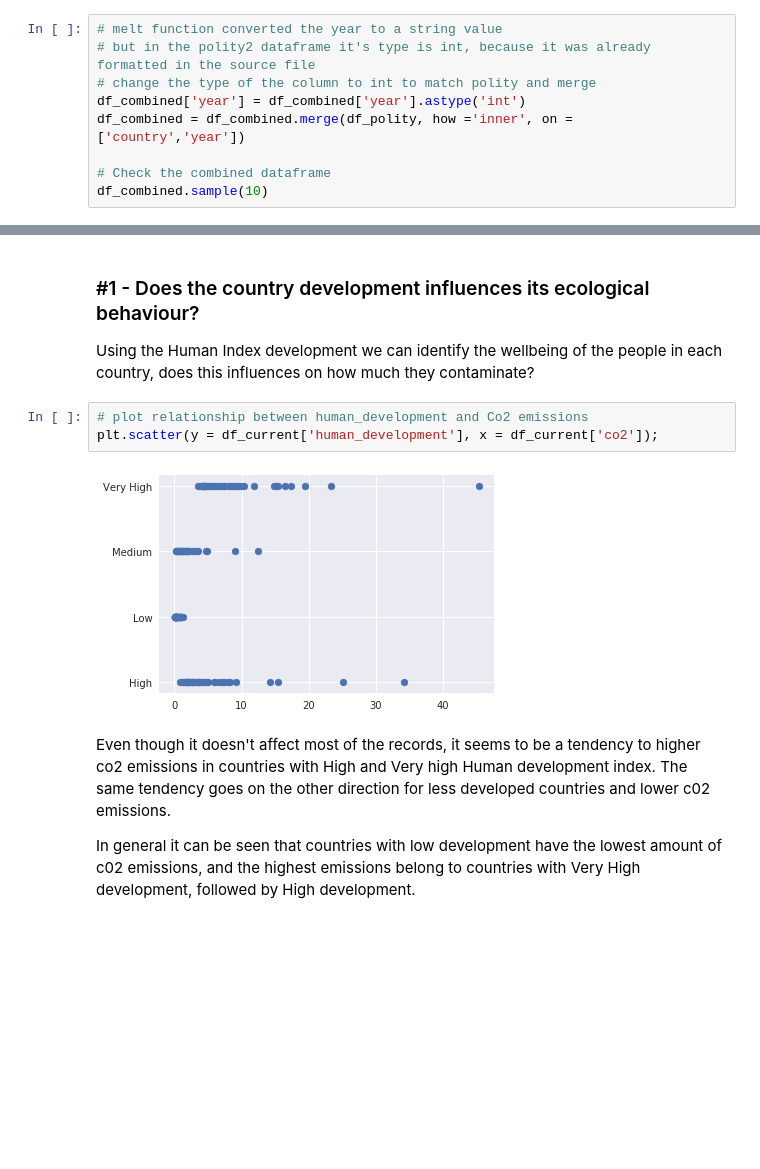
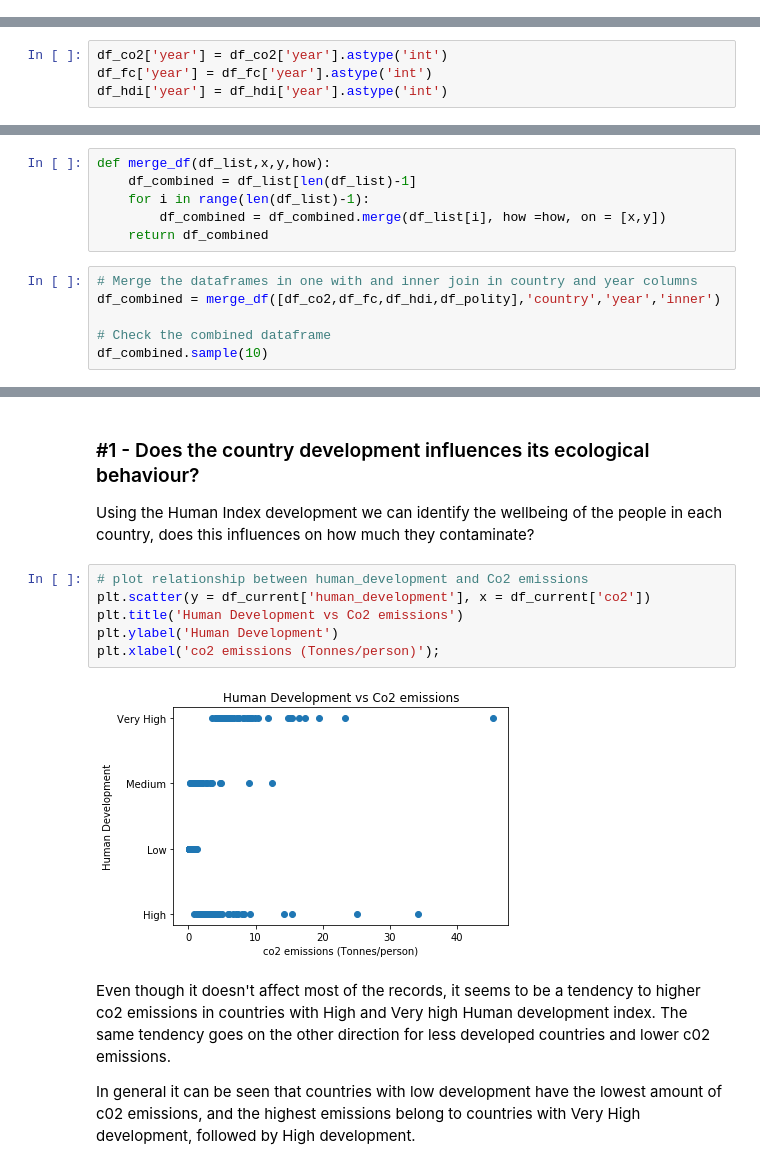
Before and after one commit to Victoriapm/co2_emissions_analysis, a Jupyter notebook: Investigate_a_Dataset.ipynb, the cells around one changed output, grey strips where cells are left out. Drawn from its saved outputs; the diff is of its cells as text; blank space fills up the shorter version.

```diff
--- a/Investigate_a_Dataset.ipynb
+++ b/Investigate_a_Dataset.ipynb
@@ -553,9 +506,0 @@ df_combined = df_combined.merge(df_hdi, how ='inner', on = ['country','year'])
-# %%
-# melt function converted the year to a string value
-# but in the polity2 dataframe it's type is int, because it was already formatted in the source file
-# change the type of the column to int to match polity and merge
-df_combined['year'] = df_combined['year'].astype('int')
-df_combined = df_combined.merge(df_polity, how ='inner', on = ['country','year'])
-
-# Check the combined dataframe
-df_combined.sample(10)
@@ -573,0 +509,4 @@ df_combined.sample(10)
+# %%
+df_co2['year'] = df_co2['year'].astype('int')
+df_fc['year'] = df_fc['year'].astype('int')
+df_hdi['year'] = df_hdi['year'].astype('int')
@@ -573,0 +515,12 @@ df_combined.sample(10)
+# %%
+def merge_df(df_list,x,y,how):
+    df_combined = df_list[len(df_list)-1]
+    for i in range(len(df_list)-1):
+        df_combined = df_combined.merge(df_list[i], how =how, on = [x,y])
+    return df_combined
+# %%
+# Merge the dataframes in one with and inner join in country and year columns
+df_combined = merge_df([df_co2,df_fc,df_hdi,df_polity],'country','year','inner')
+
+# Check the combined dataframe
+df_combined.sample(10)
@@ -720,9 +685,12 @@ The analysis has two research questions:
 Using the Human Index development we can identify the wellbeing of the people in each country, does this influences on how much they contaminate?
 # %%
 # plot relationship between human_development and Co2 emissions
-plt.scatter(y = df_current['human_development'], x = df_current['co2']);
+plt.scatter(y = df_current['human_development'], x = df_current['co2'])
+plt.title('Human Development vs Co2 emissions')
+plt.ylabel('Human Development')
+plt.xlabel('co2 emissions (Tonnes/person)');
 # %% [output]
-[figure, old version]
+[figure, new version]
 # %% [markdown]
 Even though it doesn't affect most of the records, it seems to be a tendency to higher co2 emissions in countries with High and Very high Human development index.
 The same tendency goes on the other direction for less developed countries and lower c02 emissions.
```
Also changed, not shown: parts of 56 cells of this notebook, 1 other file.
